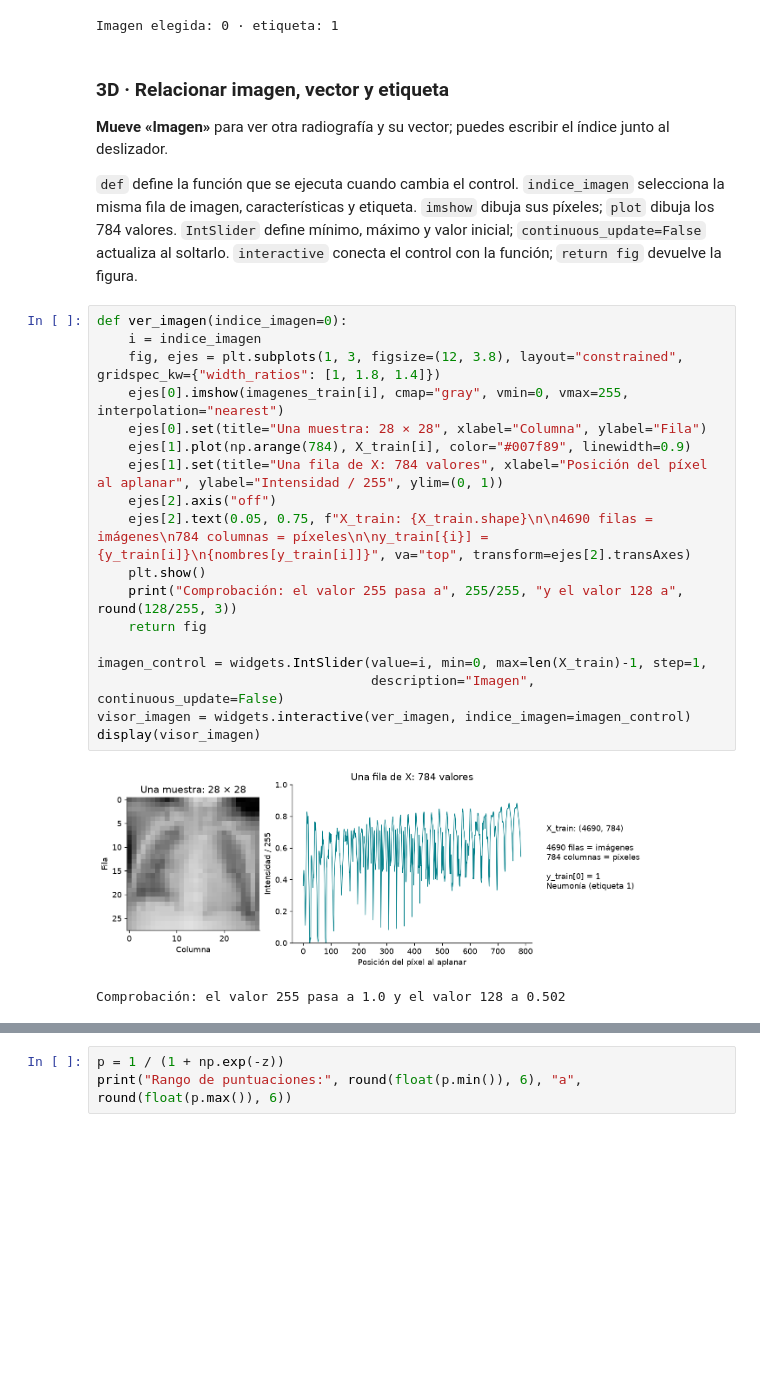
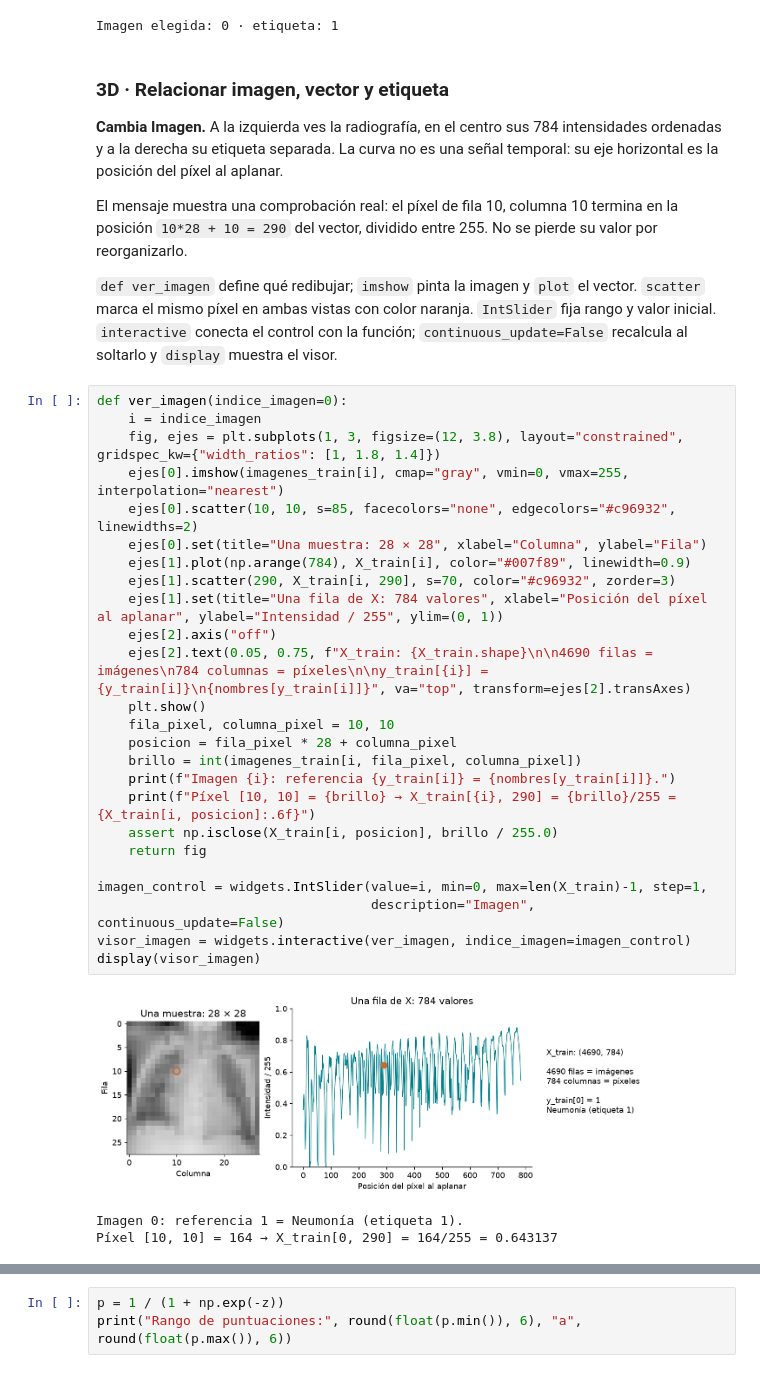
Before and after one commit to FisikMedik/taller-imagenes-medicas-python, a Jupyter notebook: Modulo_ML_radiografias.ipynb, the cells around one changed output, grey strips where cells are left out. Drawn from its saved outputs; the diff is of its cells as text; blank space fills up the shorter version.

```diff
--- a/Modulo_ML_radiografias.ipynb
+++ b/Modulo_ML_radiografias.ipynb
@@ -233,30 +280,40 @@ Imagen elegida: 0 · etiqueta: 1
 # %% [markdown]
 ### 3D · Relacionar imagen, vector y etiqueta
 
-**Mueve «Imagen»** para ver otra radiografía y su vector; puedes escribir el índice junto al deslizador.
+**Cambia Imagen.** A la izquierda ves la radiografía, en el centro sus 784 intensidades ordenadas y a la derecha su etiqueta separada. La curva no es una señal temporal: su eje horizontal es la posición del píxel al aplanar.
 
-`def` define la función que se ejecuta cuando cambia el control. `indice_imagen` selecciona la misma fila de imagen, características y etiqueta. `imshow` dibuja sus píxeles; `plot` dibuja los 784 valores. `IntSlider` define mínimo, máximo y valor inicial; `continuous_update=False` actualiza al soltarlo. `interactive` conecta el control con la función; `return fig` devuelve la figura.
+El mensaje muestra una comprobación real: el píxel de fila 10, columna 10 termina en la posición `10*28 + 10 = 290` del vector, dividido entre 255. No se pierde su valor por reorganizarlo.
+
+`def ver_imagen` define qué redibujar; `imshow` pinta la imagen y `plot` el vector. `scatter` marca el mismo píxel en ambas vistas con color naranja. `IntSlider` fija rango y valor inicial. `interactive` conecta el control con la función; `continuous_update=False` recalcula al soltarlo y `display` muestra el visor.
 # %%
 def ver_imagen(indice_imagen=0):
     i = indice_imagen
     fig, ejes = plt.subplots(1, 3, figsize=(12, 3.8), layout="constrained", gridspec_kw={"width_ratios": [1, 1.8, 1.4]})
     ejes[0].imshow(imagenes_train[i], cmap="gray", vmin=0, vmax=255, interpolation="nearest")
+    ejes[0].scatter(10, 10, s=85, facecolors="none", edgecolors="#c96932", linewidths=2)
     ejes[0].set(title="Una muestra: 28 × 28", xlabel="Columna", ylabel="Fila")
     ejes[1].plot(np.arange(784), X_train[i], color="#007f89", linewidth=0.9)
+    ejes[1].scatter(290, X_train[i, 290], s=70, color="#c96932", zorder=3)
     ejes[1].set(title="Una fila de X: 784 valores", xlabel="Posición del píxel al aplanar", ylabel="Intensidad / 255", ylim=(0, 1))
     ejes[2].axis("off")
     ejes[2].text(0.05, 0.75, f"X_train: {X_train.shape}\n\n4690 filas = imágenes\n784 columnas = píxeles\n\ny_train[{i}] = {y_train[i]}\n{nombres[y_train[i]]}", va="top", transform=ejes[2].transAxes)
     plt.show()
-    print("Comprobación: el valor 255 pasa a", 255/255, "y el valor 128 a", round(128/255, 3))
+    fila_pixel, columna_pixel = 10, 10
+    posicion = fila_pixel * 28 + columna_pixel
+    brillo = int(imagenes_train[i, fila_pixel, columna_pixel])
+    print(f"Imagen {i}: referencia {y_train[i]} = {nombres[y_train[i]]}.")
+    print(f"Píxel [10, 10] = {brillo} → X_train[{i}, 290] = {brillo}/255 = {X_train[i, posicion]:.6f}")
+    assert np.isclose(X_train[i, posicion], brillo / 255.0)
     return fig
 
 imagen_control = widgets.IntSlider(value=i, min=0, max=len(X_train)-1, step=1,
                                    description="Imagen", continuous_update=False)
 visor_imagen = widgets.interactive(ver_imagen, indice_imagen=imagen_control)
 display(visor_imagen)
 # %% [output]
-[figure, old version]
+[figure, new version]
-Comprobación: el valor 255 pasa a 1.0 y el valor 128 a 0.502
+Imagen 0: referencia 1 = Neumonía (etiqueta 1).
+Píxel [10, 10] = 164 → X_train[0, 290] = 164/255 = 0.643137
 # %% [markdown]
 ## Bloque 4 · Cómo una suma se convierte en puntuación
 
```
Also changed, not shown: parts of 94 cells of this notebook, 18 other files.
